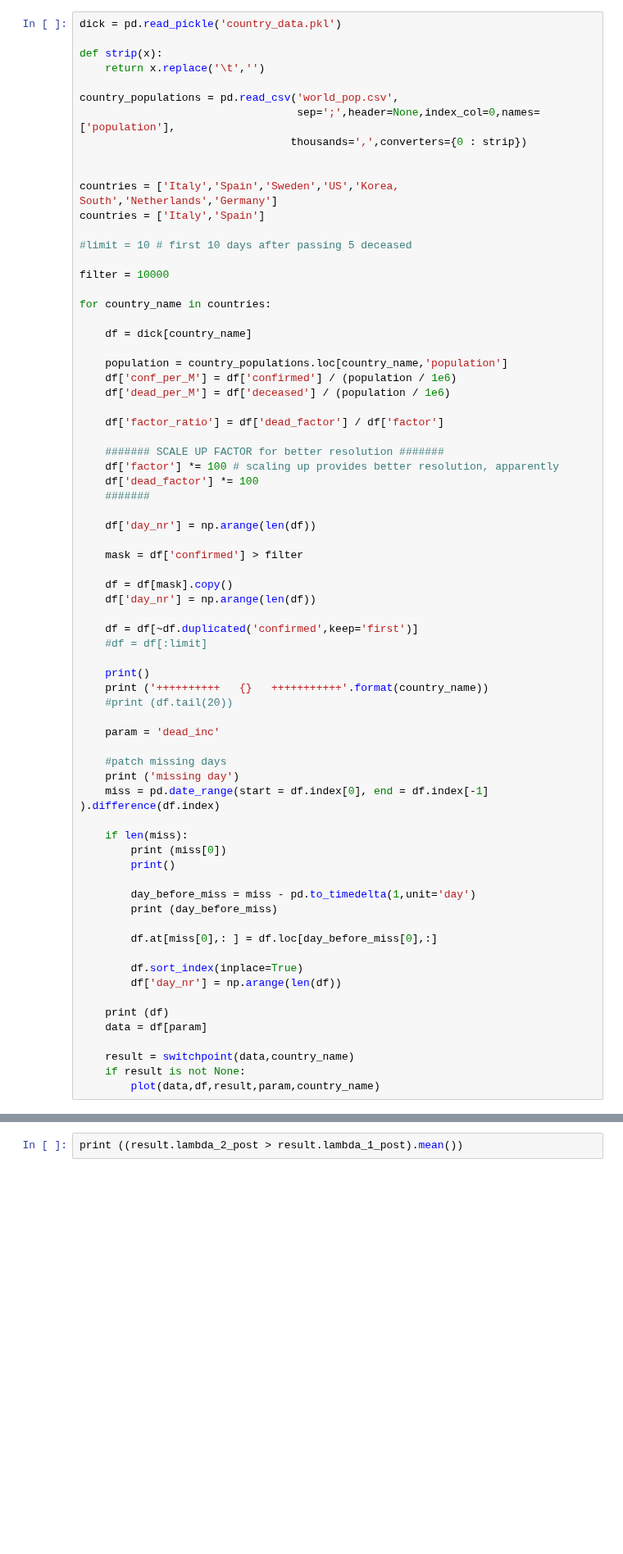
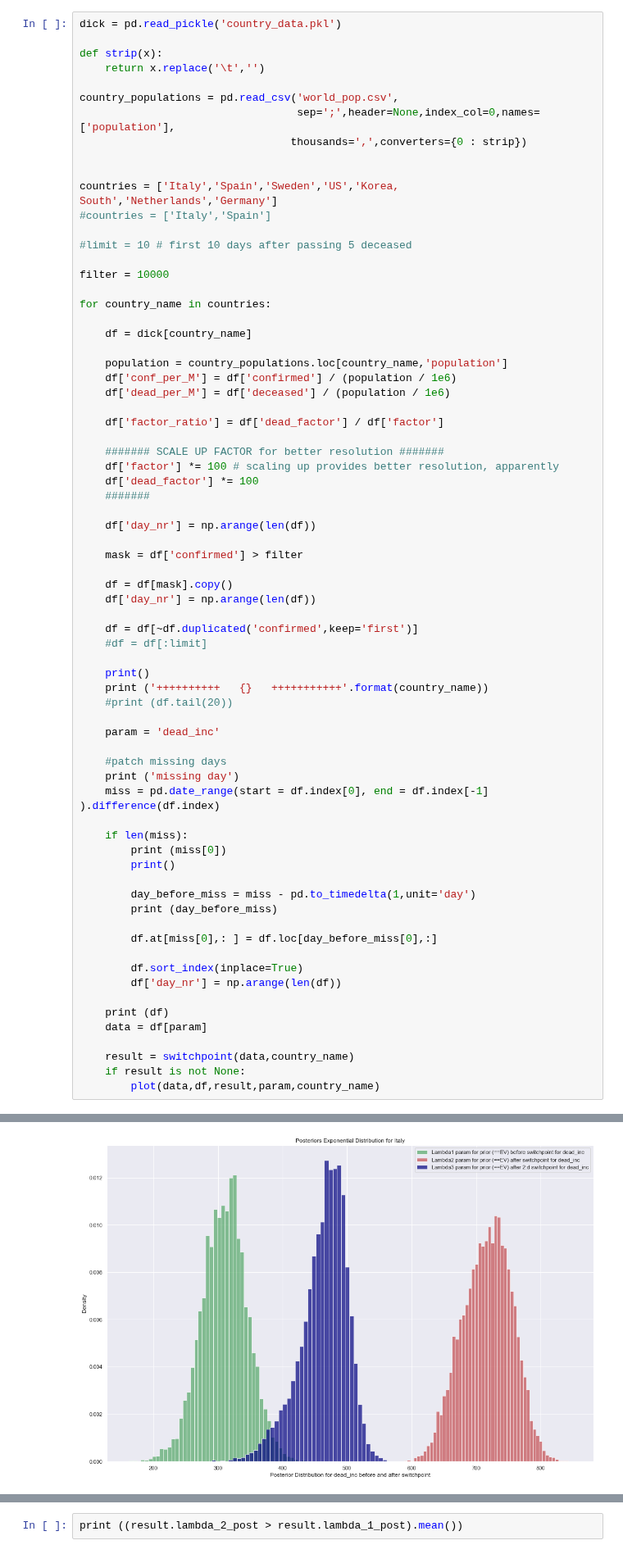
Before and after one commit to tolex3/note, a Jupyter notebook: corona_switchpoint.ipynb, the cells around one changed output, grey strips where cells are left out. Shown at 82% size. Cells and saved outputs as stored; diff of their text form; blank space fills up the shorter version.

```diff
--- a/corona_switchpoint.ipynb
+++ b/corona_switchpoint.ipynb
@@ -157,7 +157,7 @@ country_populations = pd.read_csv('world_pop.csv',
 
 
 countries = ['Italy','Spain','Sweden','US','Korea, South','Netherlands','Germany']
-countries = ['Italy','Spain']
+#countries = ['Italy','Spain']
 
 #limit = 10 # first 10 days after passing 5 deceased
 
@@ -216,3 +216,4 @@ for country_name in countries:
     result = switchpoint(data,country_name)
     if result is not None:
         plot(data,df,result,param,country_name)
+# %% [output]
@@ -218,0 +239 @@ for country_name in countries:
+[figure, added]
```
Also changed, not shown: parts of 1 cell of this notebook, 12 other files.
